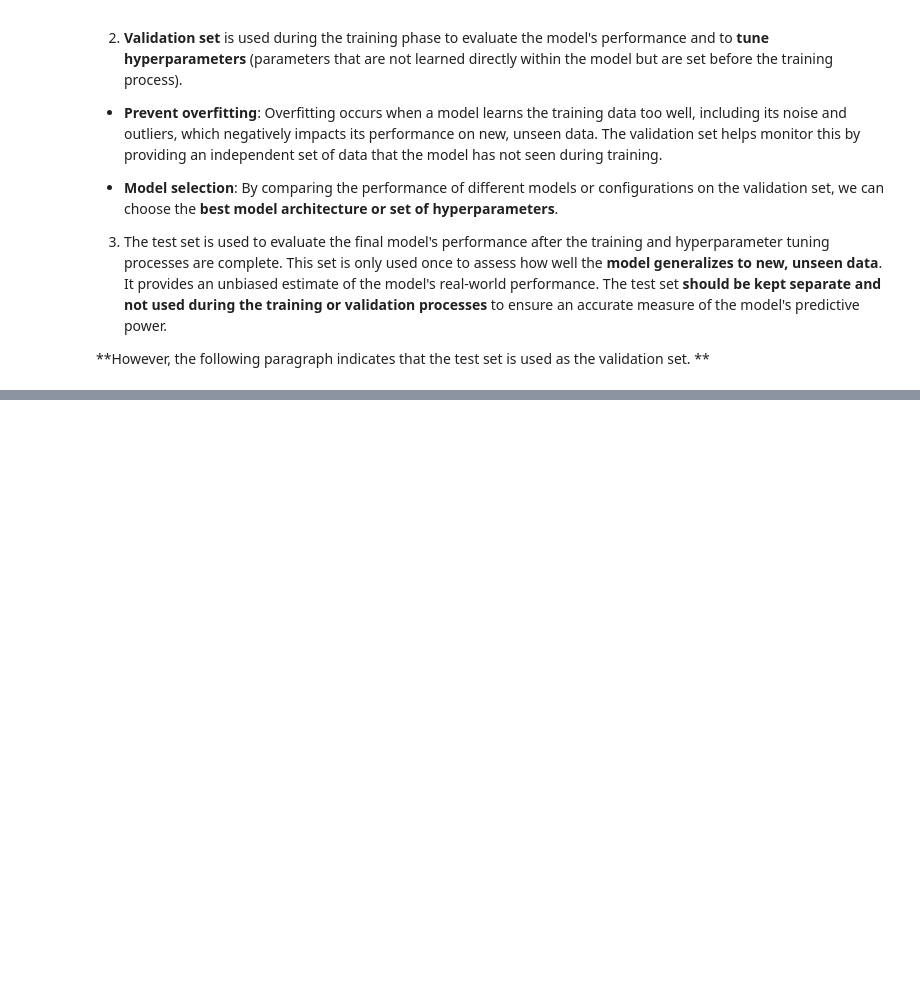
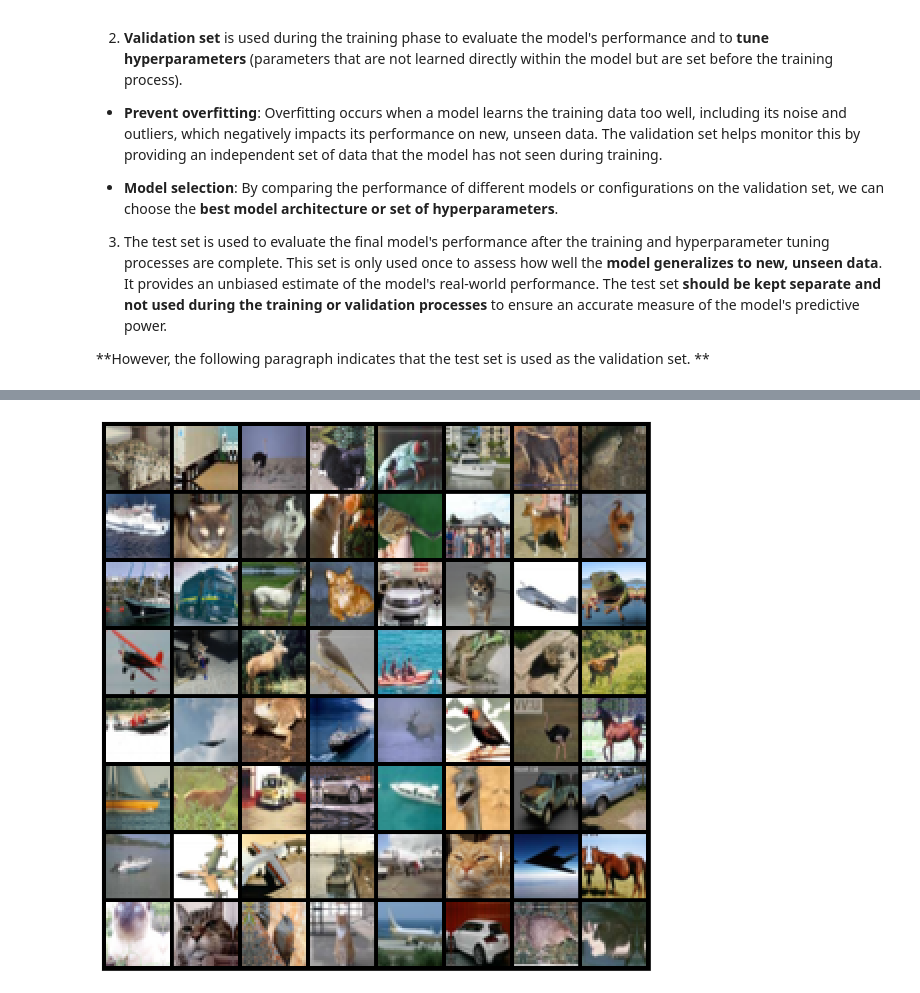
Before and after one commit to MinghanChu/DeepLearning-ZerosToGans, a Jupyter notebook: Data_Augmentation,_Regularization_&_ResNets.ipynb, the cells around one changed output, grey strips where cells are left out. Cells and saved outputs as stored; diff of their text form; code cells hidden in the pictures; blank space fills up the shorter version.

```diff
--- a/Data_Augmentation,_Regularization_&_ResNets.ipynb
+++ b/Data_Augmentation,_Regularization_&_ResNets.ipynb
@@ -70,0 +188,3 @@ We can create training and validation datasets using the `ImageFolder` class fro
+# %%
+train_ds = ImageFolder(data_dir+'/train', train_tfms)
+valid_ds = ImageFolder(data_dir+'/test', valid_tfms)
@@ -70,0 +195,6 @@ We can create training and validation datasets using the `ImageFolder` class fro
+# %%
+batch_size = 400
+# %%
+# PyTorch data loaders
+train_dl = DataLoader(train_ds, batch_size, shuffle=True, num_workers=3, pin_memory=True)
+valid_dl = DataLoader(valid_ds, batch_size*2, num_workers=3, pin_memory=True)
@@ -70,0 +221,21 @@ We can create training and validation datasets using the `ImageFolder` class fro
+# %%
+# images: A batch of images that have been normalized.
+# means: A tuple of mean values used for normalization for each channel (e.g., (0.4914, 0.4822, 0.4465) for the CIFAR10 dataset).
+# stds: A tuple of standard deviation values used for normalization for each channel (e.g., (0.2023, 0.1994, 0.2010) for the CIFAR10 dataset).
+
+def denormalize(images, means, stds):
+    means = torch.tensor(means).reshape(1, 3, 1, 1)
+    stds  = torch.tensor(stds).reshape(1, 3, 1, 1)
+    return images * stds + means
+
+def show_batch(dl):
+    for images, labels in dl:
+        fig, ax = plt.subplots(figsize=(12, 12))
+        ax.set_xticks([]); ax.set_yticks([])
+        denorm_images = denormalize(images, *stats)
+        ax.imshow(make_grid(denorm_images[:64], nrow=8).permute(1, 2, 0).clamp(0,1))
+        break
+# %%
+show_batch(train_dl)
+# %% [output]
+[figure, added]
```
Also changed, not shown: parts of 43 cells of this notebook.
